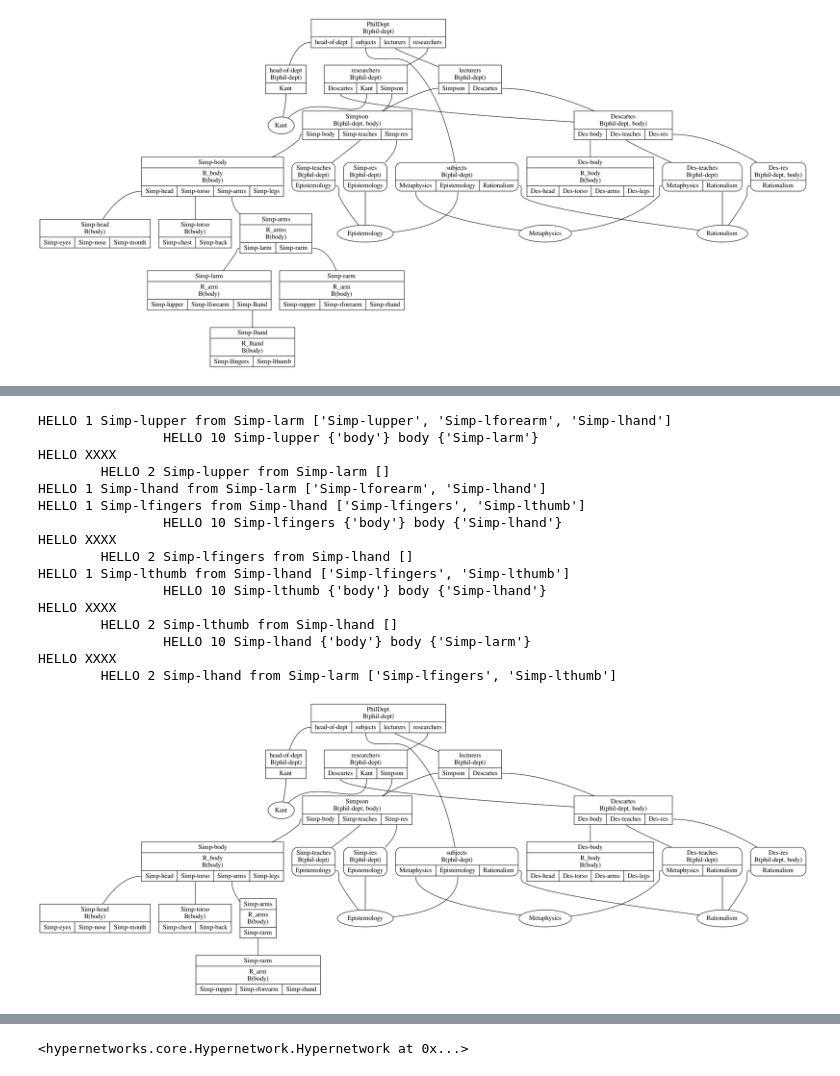
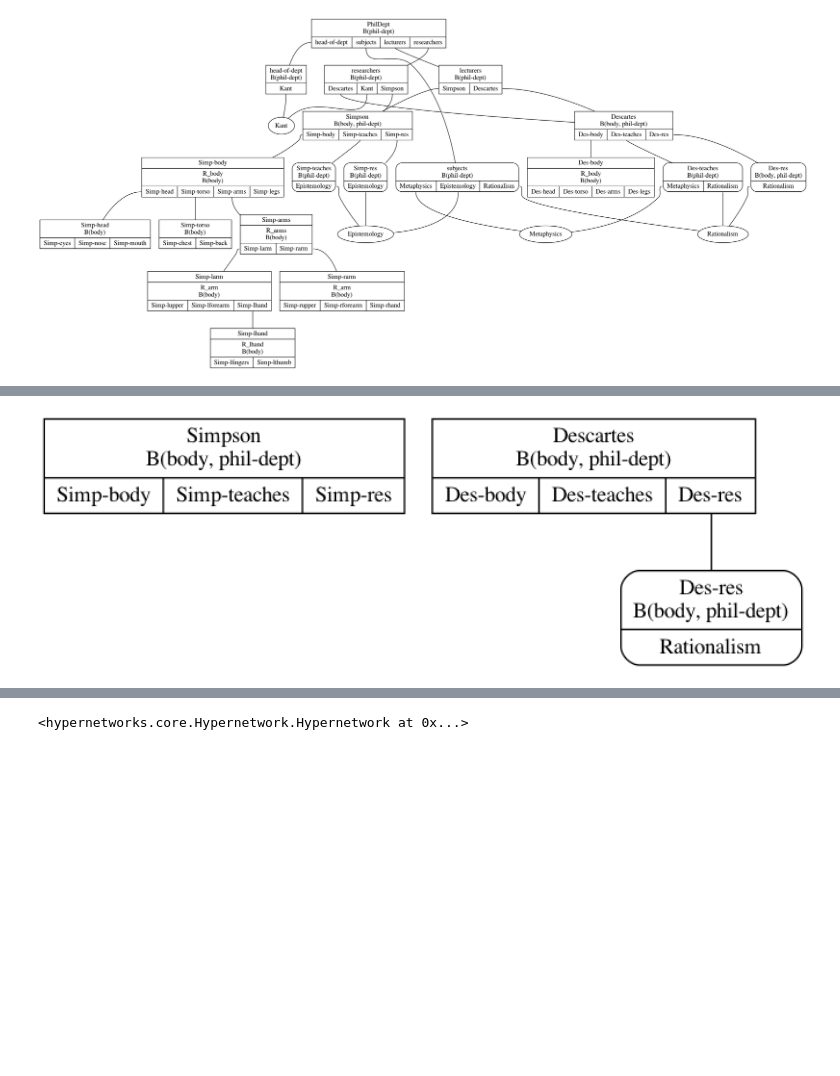
Before and after one commit to rdchar/Hora, a Jupyter notebook: examples/Simpson.ipynb, the cells around one changed output, grey strips where cells are left out. Drawn from its saved outputs; the diff is of its cells as text; code cells hidden in the pictures; blank space fills up the shorter version.

```diff
--- a/examples/Simpson.ipynb
+++ b/examples/Simpson.ipynb
@@ -87,27 +87,16 @@ Image(filename='pictures/simpson-phil-dept.png', width=1000, height=400)
+# %%
+isec_hn = body_hn.intersection(phil_dept_hn)
+
+draw_hn(isec_hn, fname="pictures/simpson-isec", view=False, show_vertex=False)
+Image(filename='pictures/simpson-isec.png', width=800, height=400)
+# %% [output]
+[figure, added]
 # %%
-simpson_armless_hn = Hypernetwork()
-simpson_armless_hn.copy(simpson_hn)
-simpson_armless_hn.delete("Simp-larm", B="body")
-# simpson_armless_hn.delete("Simp-larm", del_children=True)
+# simpson_armless_hn = Hypernetwork()
+# simpson_armless_hn.copy(simpson_hn)
+# simpson_armless_hn.delete("Simp-larm", B="body")
+# # simpson_armless_hn.delete("Simp-larm", del_children=True)
 
-draw_hn(simpson_armless_hn, fname="pictures/simpson-armless-hn", view=False, show_prop=False)
-Image(filename='pictures/simpson-armless-hn.png', width=1400, height=400)
+# draw_hn(simpson_armless_hn, fname="pictures/simpson-armless-hn", view=False, show_vertex=False)
+# Image(filename='pictures/simpson-armless-hn.png', width=1400, height=400)
-# %% [output]
-HELLO 1 Simp-lupper from Simp-larm ['Simp-lupper', 'Simp-lforearm', 'Simp-lhand']
-                HELLO 10 Simp-lupper {'body'} body {'Simp-larm'}
-HELLO XXXX
-        HELLO 2 Simp-lupper from Simp-larm []
-HELLO 1 Simp-lhand from Simp-larm ['Simp-lforearm', 'Simp-lhand']
-HELLO 1 Simp-lfingers from Simp-lhand ['Simp-lfingers', 'Simp-lthumb']
-                HELLO 10 Simp-lfingers {'body'} body {'Simp-lhand'}
-HELLO XXXX
-        HELLO 2 Simp-lfingers from Simp-lhand []
-HELLO 1 Simp-lthumb from Simp-lhand ['Simp-lfingers', 'Simp-lthumb']
-                HELLO 10 Simp-lthumb {'body'} body {'Simp-lhand'}
-HELLO XXXX
-        HELLO 2 Simp-lthumb from Simp-lhand []
-                HELLO 10 Simp-lhand {'body'} body {'Simp-larm'}
-HELLO XXXX
-        HELLO 2 Simp-lhand from Simp-larm ['Simp-lfingers', 'Simp-lthumb']
-[figure, removed]
 # %%
```
Also changed, not shown: parts of 5 cells of this notebook, 2 other files.
